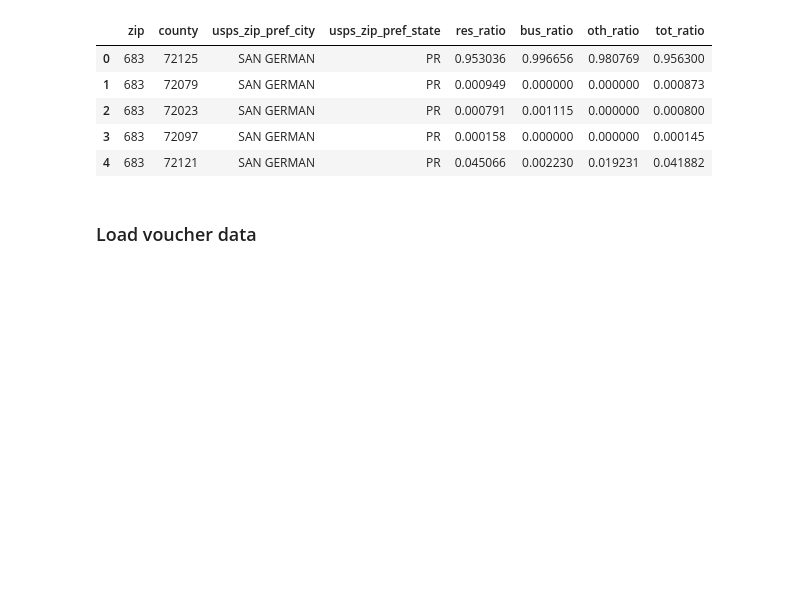
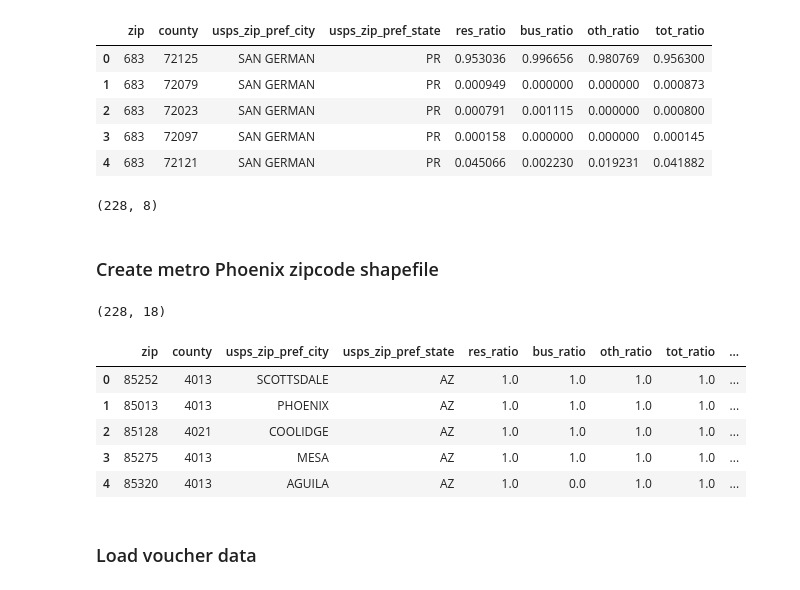
Before and after one commit to amyq96/quick-analyses, a Jupyter notebook: section-8/prep-voucher-data.ipynb, the cells around one changed output. Cells and saved outputs as stored; diff of their text form; code cells hidden in the pictures; blank space fills up the shorter version.

```diff
--- a/section-8/prep-voucher-data.ipynb
+++ b/section-8/prep-voucher-data.ipynb
@@ -84,6 +84,32 @@ hud.head()
 | 4 | 683 | 72121 | SAN GERMAN | PR | 0.045066 | 0.002230 | 0.019231 | 0.041882 |
 # %%
 metrophx_zips = hud.query('county == 4013 or county == 4021')
+# %%
+metrophx_zips.shape
+# %% [output]
+(228, 8)
+# %% [markdown]
+### Create metro Phoenix zipcode shapefile
+# %%
+#convert ZCTA to integer
+zctas['ZCTA5CE20'] = zctas['ZCTA5CE20'].astype(int)
+# %%
+#right merge
+metrophx_zips_shp = metrophx_zips.merge(zctas,how='left',left_on='zip',right_on='ZCTA5CE20')
+# %%
+#check
+metrophx_zips_shp.shape
+# %% [output]
+(228, 18)
+# %%
+metrophx_zips_shp.head()
+# %% [output]
+|  | zip | county | usps_zip_pref_city | usps_zip_pref_state | res_ratio | bus_ratio | oth_ratio | tot_ratio | ... |
+| 0 | 85252 | 4013 | SCOTTSDALE | AZ | 1.0 | 1.0 | 1.0 | 1.0 | ... |
+| 1 | 85013 | 4013 | PHOENIX | AZ | 1.0 | 1.0 | 1.0 | 1.0 | ... |
+| 2 | 85128 | 4021 | COOLIDGE | AZ | 1.0 | 1.0 | 1.0 | 1.0 | ... |
+| 3 | 85275 | 4013 | MESA | AZ | 1.0 | 1.0 | 1.0 | 1.0 | ... |
+| 4 | 85320 | 4013 | AGUILA | AZ | 1.0 | 0.0 | 1.0 | 1.0 | ... |
 # %% [markdown]
 ### Load voucher data
 # %% [markdown]
```
Also changed, not shown: parts of 17 cells of this notebook.
